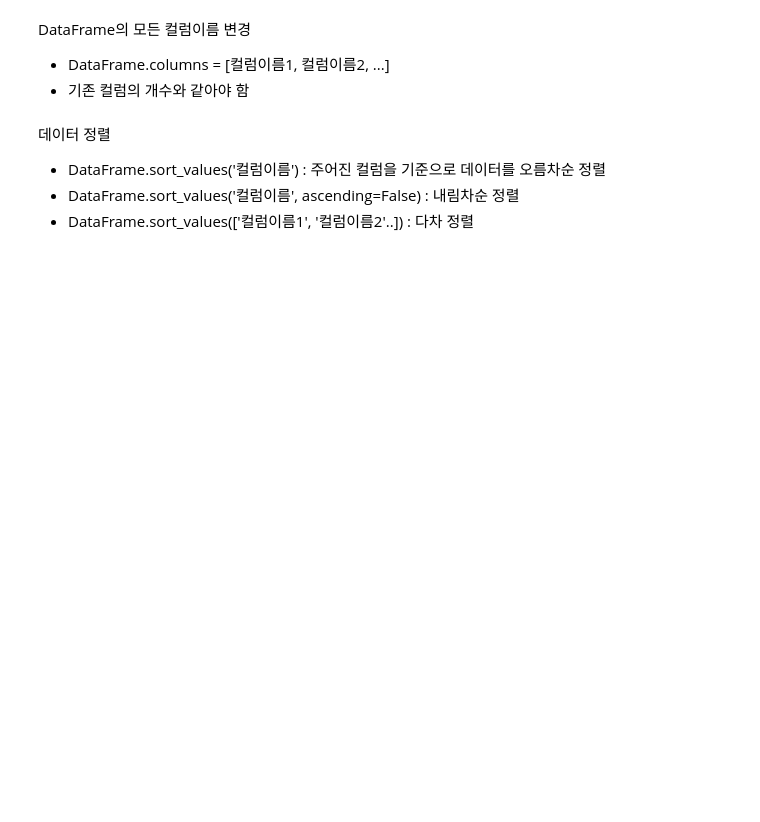
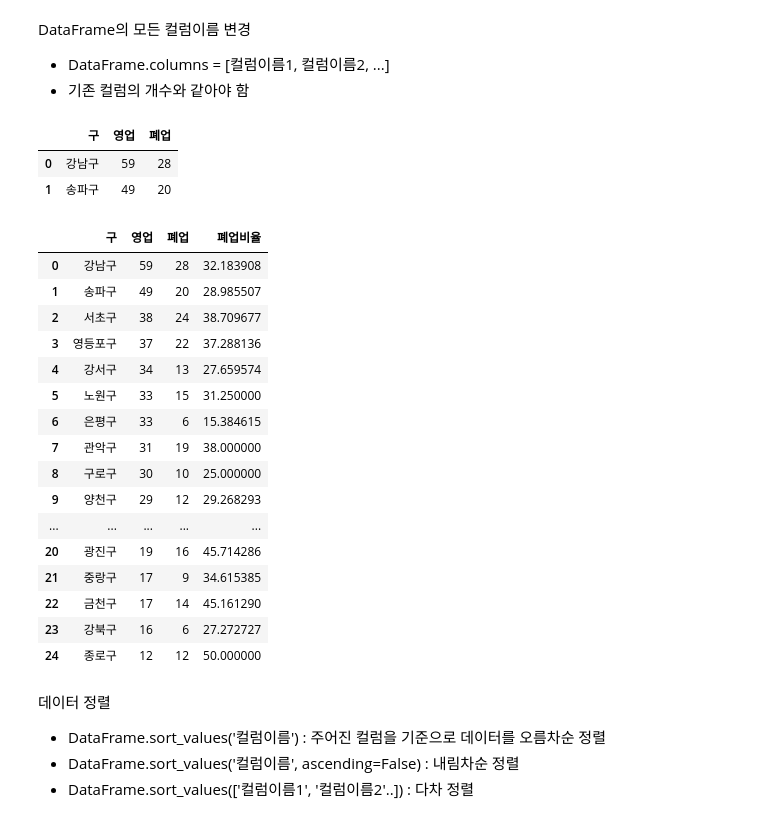
Before and after one commit to choiyun9yu/DataAnalysis, a Jupyter notebook: 빅분기 실기 자료/eduatoz/02. 판다스/[pandas_04]_제과점_서울_어디에_오픈할까_LAB.ipynb, the cells around one changed output. Cells and saved outputs as stored; diff of their text form; code cells hidden in the pictures; blank space fills up the shorter version.

```diff
--- a/빅분기 실기 자료/eduatoz/02. 판다스/[pandas_04]_제과점_서울_어디에_오픈할까_LAB.ipynb
+++ b/빅분기 실기 자료/eduatoz/02. 판다스/[pandas_04]_제과점_서울_어디에_오픈할까_LAB.ipynb
@@ -433,3 +648,6 @@ import koreanize_matplotlib
 # %%
 # [4-32] paris에서 영업 중인 곳에 대해 '시군구명'별 개수를 구해 DataFrame으로 변환하고
 # temp로 이름 붙인 뒤, 첫 2개 행을 출력한다
+
+temp = pd.DataFrame(paris.loc[paris['상태코드']==1, '구명'].value_counts())
+temp.head(2)
@@ -439,4 +661,7 @@ import koreanize_matplotlib
 # %%
 # [4-33] paris에서 폐업한 곳에 대해 '구명'별 개수를 구해
 # temp에 '폐업'이라는 컬럼으로 추가하고,
+temp['폐업'] = paris.loc[paris['상태코드']==2, '구명'].value_counts()
 # reset_index()를 사용하여 index를 columns로 사용되도록 한다. (temp2로 다시 저장)
+temp2 = temp.reset_index()
+temp2
@@ -446,14 +689,39 @@ DataFrame의 모든 컬럼이름 변경
 - 기존 컬럼의 개수와 같아야 함
 # %%
 # [4-34] temp2의 컬럼명을 ['구', '영업', '폐업']으로 변경한다
-
+temp2.columns = ['구', '영업', '폐업']
 
 # temp2의 첫 2개 행을 출력한다
+temp2.head(2)
+# %% [output]
+|  | 구 | 영업 | 폐업 |
+| 0 | 강남구 | 59 | 28 |
+| 1 | 송파구 | 49 | 20 |
 # %%
 # [4-35] temp2에 '폐업비율' 컬럼을 추가한다
 # 폐업비율 = 폐업 / (폐업 + 영업) * 100
 
 # temp2의 첫 3개 행을 출력한다
+temp2['폐업비율'] = temp2['폐업'] / (temp2['영업'] + temp2['폐업']) * 100
+temp2
+# %% [output]
+|  | 구 | 영업 | 폐업 | 폐업비율 |
+| 0 | 강남구 | 59 | 28 | 32.183908 |
+| 1 | 송파구 | 49 | 20 | 28.985507 |
+| 2 | 서초구 | 38 | 24 | 38.709677 |
+| 3 | 영등포구 | 37 | 22 | 37.288136 |
+| 4 | 강서구 | 34 | 13 | 27.659574 |
+| 5 | 노원구 | 33 | 15 | 31.250000 |
+| 6 | 은평구 | 33 | 6 | 15.384615 |
+| 7 | 관악구 | 31 | 19 | 38.000000 |
+| 8 | 구로구 | 30 | 10 | 25.000000 |
+| 9 | 양천구 | 29 | 12 | 29.268293 |
+| ... | ... | ... | ... | ... |
+| 20 | 광진구 | 19 | 16 | 45.714286 |
+| 21 | 중랑구 | 17 | 9 | 34.615385 |
+| 22 | 금천구 | 17 | 14 | 45.161290 |
+| 23 | 강북구 | 16 | 6 | 27.272727 |
+| 24 | 종로구 | 12 | 12 | 50.000000 |
 # %% [markdown]
 데이터 정렬
 - DataFrame.sort_values('컬럼이름') : 주어진 컬럼을 기준으로 데이터를 오름차순 정렬
```
Also changed, not shown: parts of 33 cells of this notebook, 2 other files.
